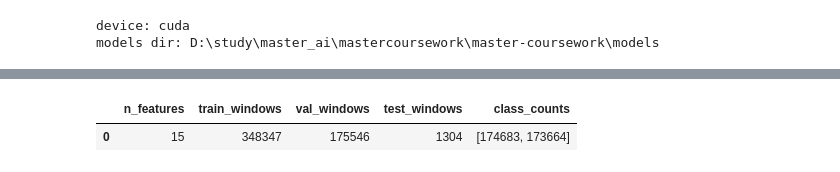
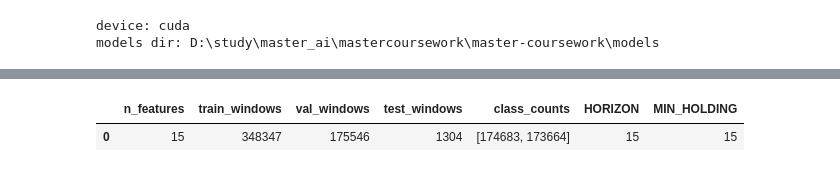
Before and after one commit to ramusdmitry/master-coursework, a Jupyter notebook: checkpoint-6-dl-models.ipynb, the cells around one changed output, grey strips where cells are left out. Drawn from its saved outputs; the diff is of its cells as text; code cells hidden in the pictures.

```diff
--- a/checkpoint-6-dl-models.ipynb
+++ b/checkpoint-6-dl-models.ipynb
@@ -48,13 +80,24 @@ NUM_LAYERS = 1
 DROPOUT = 0.2
 SEED = 42
 
+# Горизонт forward-return (совпадает с VERTICAL_TB, чтобы таргет и оценка были на одном горизонте)
+HORIZON = 15          # баров; меняйте вместе с VERTICAL_TB
+MIN_HOLDING = HORIZON  # минимальное удержание позиции (баров) — снижает число сделок
+
 PER_YEAR_1M = 60 * 24 * 365
 PER_YEAR_15M = (60 * 24 * 365) / 15
+# Оценка стратегии ведётся на горизонте HORIZON: частота = PER_YEAR_1M / HORIZON
+PER_YEAR_FWD = PER_YEAR_1M / HORIZON
 
 # Транзакционные издержки (реалистично для крипто-спота, taker fee ~ 5-10 bps + проскальзывание)
 FEE_BPS = 5.0          # комиссия в базисных пунктах за одну сделку (вход/выход)
 SLIPPAGE_BPS = 2.0     # проскальзывание в базисных пунктах
 COST_PER_TURN = (FEE_BPS + SLIPPAGE_BPS) / 1e4  # доля от позиции при смене позиции
+
+# Параметр бюджета перебора гиперпараметров
+SEARCH_BUDGET = 10     # число случайных конфигураций; уменьшите для ускорения
+N_SEARCH_EPOCHS = 8    # эпохи внутри поиска (быстрый вариант)
+N_SEARCH_PATIENCE = 3  # early stopping внутри поиска
 
 np.random.seed(SEED)
 random.seed(SEED)
@@ -312,7 +567,8 @@ feat_cols = [c for c in X_train.columns if str(c).startswith(prefix)]
 n_features = len(feat_cols)
 
 # --- triple-barrier (минутные log-returns y_reg) ---
-VOL_WINDOW_TB, PT_MULT, SL_MULT, VERTICAL_TB = 60, 1.0, 1.0, 15
+# HORIZON совпадает с VERTICAL_TB (причина #1: выравнивание горизонтов)
+VOL_WINDOW_TB, PT_MULT, SL_MULT, VERTICAL_TB = 60, 1.0, 1.0, HORIZON
 
 s_tr = y_train[resolve_y_column(y_train, ACTIVE_ASSET, "y_reg")].dropna()
 s_va = y_val[resolve_y_column(y_val, ACTIVE_ASSET, "y_reg")].dropna()
@@ -334,37 +590,52 @@ yte_tb = tb_te.loc[ix_te].astype(np.int64).values
 # fit scaler ТОЛЬКО на train (без утечки)
 scaler_tb = StandardScaler()
 Xt_s = scaler_tb.fit_transform(Xt_tb)
 Xv_s = scaler_tb.transform(Xv_tb)
 Xte_s = scaler_tb.transform(Xte_tb)
 
 ds_tr = WindowDataset(Xt_s, yt_tb, WINDOW_SIZE)
 ds_va = WindowDataset(Xv_s, yv_tb, WINDOW_SIZE)
 ds_te = WindowDataset(Xte_s, yte_tb, WINDOW_SIZE)
 ld_tr = DataLoader(ds_tr, batch_size=BATCH_SIZE, shuffle=True)
 ld_va = DataLoader(ds_va, batch_size=BATCH_SIZE, shuffle=False)
 ld_te = DataLoader(ds_te, batch_size=BATCH_SIZE, shuffle=False)
 
 ct = np.bincount(ds_tr.labels, minlength=2)
 cw = ct.sum() / (2 * np.maximum(ct, 1))
 w_tb = torch.tensor(cw, dtype=torch.float32)
 
-# фактическая минутная доходность на test для расчёта Sharpe/PnL (выровнено по окнам)
+# --- forward-return на горизонте HORIZON (для оценки стратегий, исправление причины #1) ---
+# Вычисляем ТОЛЬКО на соответствующих y_reg сериях, без утечки test → val → train
+fwd_tr_full = forward_return(s_tr, HORIZON)
+fwd_va_full = forward_return(s_va, HORIZON)
+fwd_te_full = forward_return(s_te, HORIZON)
+
+# Индексы окон (после WINDOW_SIZE баров)
 idx_te = Xte_tb.index[WINDOW_SIZE: WINDOW_SIZE + len(ds_te)]
+idx_va_w = Xv_tb.index[WINDOW_SIZE: WINDOW_SIZE + len(ds_va)]
+idx_tr_w = Xt_tb.index[WINDOW_SIZE: WINDOW_SIZE + len(ds_tr)]
+
+# forward-return выровненный по окнам (для оценки стратегий)
+fwd_te = fwd_te_full.reindex(idx_te).fillna(0.0)
+fwd_va = fwd_va_full.reindex(idx_va_w).fillna(0.0)
+fwd_tr_w = fwd_tr_full.reindex(idx_tr_w).fillna(0.0)
+
+# 1-минутная доходность (для WindowReturnDataset и совместимости)
 y_reg_te = y_test[resolve_y_column(y_test, ACTIVE_ASSET, "y_reg")].reindex(idx_te).fillna(0.0)
-idx_va_w = Xv_tb.index[WINDOW_SIZE: WINDOW_SIZE + len(ds_va)]
 y_reg_va = y_val[resolve_y_column(y_val, ACTIVE_ASSET, "y_reg")].reindex(idx_va_w).fillna(0.0)
 
 display(pd.DataFrame([{
     "n_features": n_features, "train_windows": len(ds_tr),
     "val_windows": len(ds_va), "test_windows": len(ds_te),
     "class_counts": ct.tolist(),
+    "HORIZON": HORIZON, "MIN_HOLDING": MIN_HOLDING,
 }]))
 
-# Buy & Hold с учётом издержек (1 сделка на вход) — референс
+# Buy & Hold с учётом издержек — считаем на forward-return (референс)
 bh_pos = pd.Series(1.0, index=idx_te)
-bh_eval = evaluate_strategy(bh_pos, y_reg_te, PER_YEAR_1M, name="#0 Buy & Hold")
+bh_eval = evaluate_on_forward(bh_pos, fwd_te, name="#0 Buy & Hold (forward-ret H={})".format(HORIZON))
 display(pd.DataFrame([bh_eval]))
 # %% [output]
-|  | n_features | train_windows | val_windows | test_windows | class_counts |
-| 0 | 15 | 348347 | 175546 | 1304 | [174683, 173664] |
+|  | n_features | train_windows | val_windows | test_windows | class_counts | HORIZON | MIN_HOLDING |
+| 0 | 15 | 348347 | 175546 | 1304 | [174683, 173664] | 15 | 15 |
 |  | Стратегия | Sharpe gross | Sharpe net | PnL net (sum logret) | % времени в long | Сделок (смен позиции) | ... |
```
Also changed, not shown: parts of 40 cells of this notebook.
